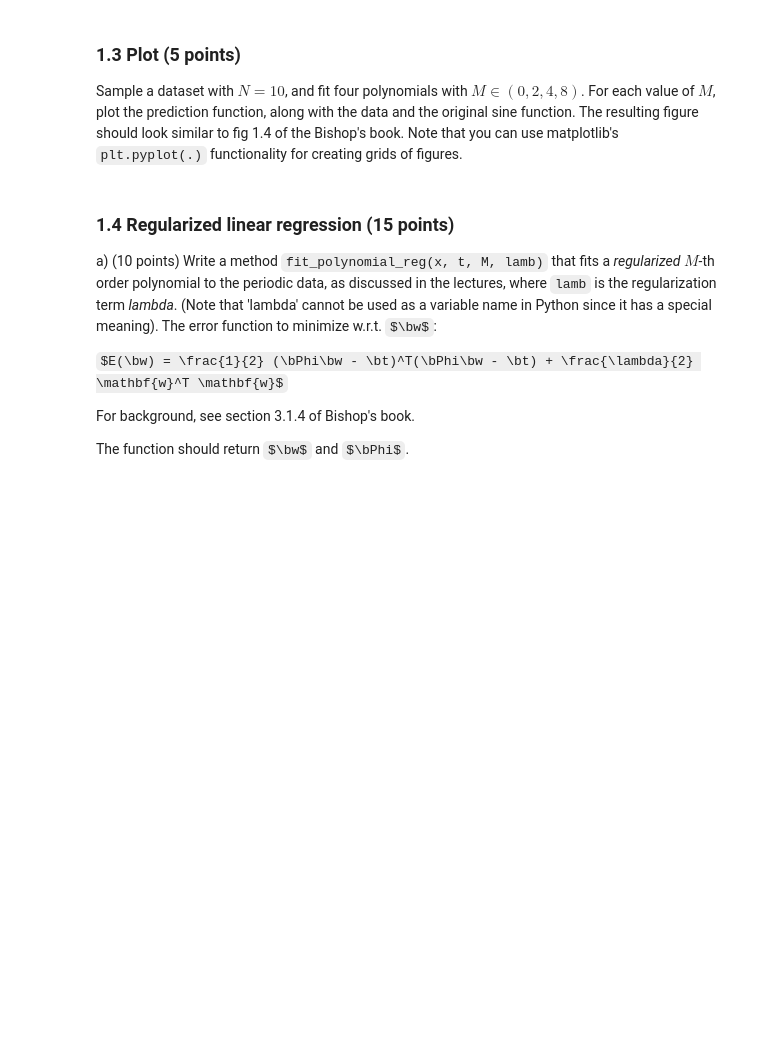
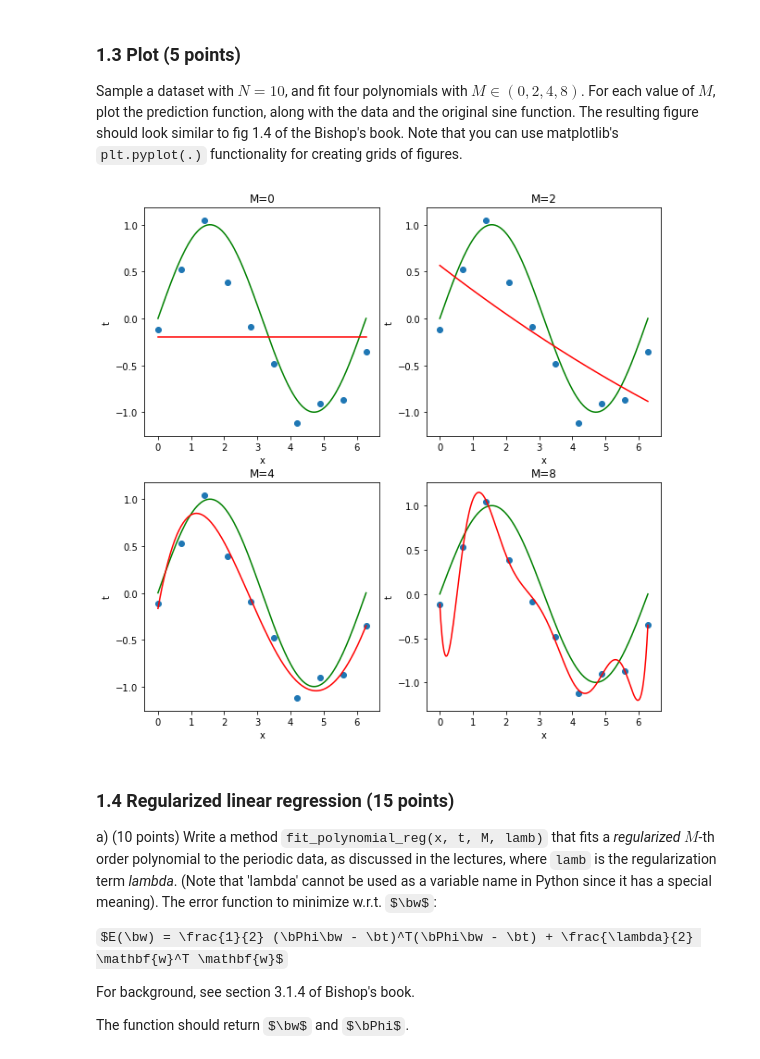
Before and after one commit to ndegier/ML1, a Jupyter notebook: 10683704_12311014_lab1.ipynb, the cells around one changed output. Saved outputs shown, nothing was run; the diff lists cells and outputs as text; code cells hidden in the pictures; some formulas as TeX source; blank space fills up the shorter version.

```diff
--- a/10683704_12311014_lab1.ipynb
+++ b/10683704_12311014_lab1.ipynb
@@ -143,11 +143,21 @@ where $\bPhi$ is the _feature matrix_ (or _design matrix_) as explained in Bisho
 # %%
 def designmatrix(x, M): # it is highly recommended to write a helper function that computes Phi
     # YOUR CODE HERE
-    raise NotImplementedError()
+    n = x.shape[0]
+    Phi = np.zeros([n,M+1])
+
+    for i in range(M+1):
+        Phi[:,i] = x**i
+
+    return Phi
 
 def fit_polynomial(x, t, M):
     # YOUR CODE HERE
-    raise NotImplementedError()
+    Phi = designmatrix(x, M)
+
+    B = np.dot(Phi.T, Phi) # B=cross-product Matrix
+    PI_Phi = np.dot(np.linalg.inv(B), Phi.T) # PI_Phi is pseudo-inverse of Phi
+    w_ml = np.dot(PI_Phi, t) # Use pseudo inverse to get w_ml
 
     return w_ml, Phi
 # %%
@@ -170,3 +192,46 @@ raise NotImplementedError()
+# %%
+# YOUR CODE HERE
+x,t = gen_sine(N)
+xplot = np.linspace(0,2*pi, 200); #for smooth lines
+
+w_ml0, Phi0 = fit_polynomial(x,t, 0)
+w_ml2, Phi2 = fit_polynomial(x,t, 2)
+w_ml4, Phi4 = fit_polynomial(x,t, 4)
+w_ml8, Phi8 = fit_polynomial(x,t, 8)
+
+fig, axes = plt.subplots(2, 2, figsize=[10,10])
+def function(x, w_ml):
+    t = np.zeros(200)
+    for (i,w) in enumerate(w_ml):
+        t += w*x**i
+    return t
+
+
+for i in range(2):
+    for j in range(2):
+        axes[i,j].plot(xplot,sin(xplot), 'g')
+        axes[i,j].scatter(x,t)
+
+axes[0, 0].plot(xplot, function(xplot,w_ml0),'r')
+axes[0, 0].set_title('M=0')
+axes[0, 0].set_xlabel('x')
+axes[0, 0].set_ylabel('t')
+axes[0, 1].plot(xplot, function(xplot,w_ml2),'r')
+axes[0, 1].set_title('M=2')
+axes[0, 1].set_xlabel('x')
+axes[0, 1].set_ylabel('t')
+axes[1, 0].plot(xplot, function(xplot,w_ml4),'r')
+axes[1, 0].set_title('M=4')
+axes[1, 0].set_xlabel('x')
+axes[1, 0].set_ylabel('t')
+axes[1, 1].plot(xplot, function(xplot,w_ml8),'r')
+axes[1, 1].set_title('M=8')
+axes[1, 1].set_xlabel('x')
+axes[1, 1].set_ylabel('t')
+
+plt.show()
+# %% [output]
+[figure, added]
 # %% [markdown]
 ### 1.4 Regularized linear regression (15 points)
 
```
Also changed, not shown: parts of 38 cells of this notebook.
